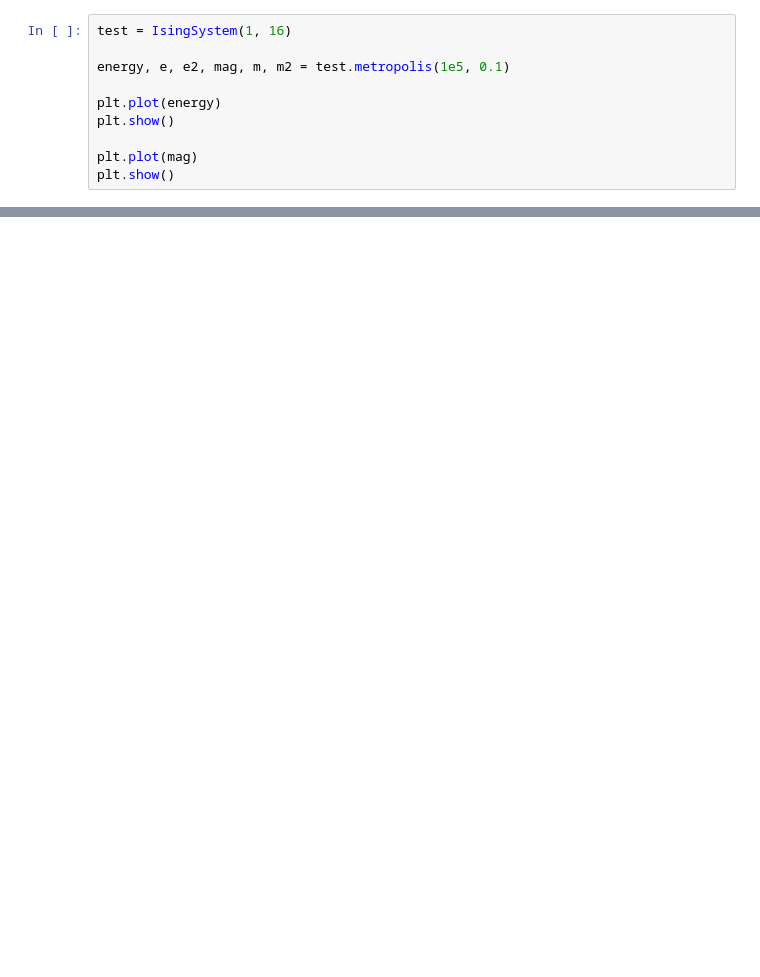
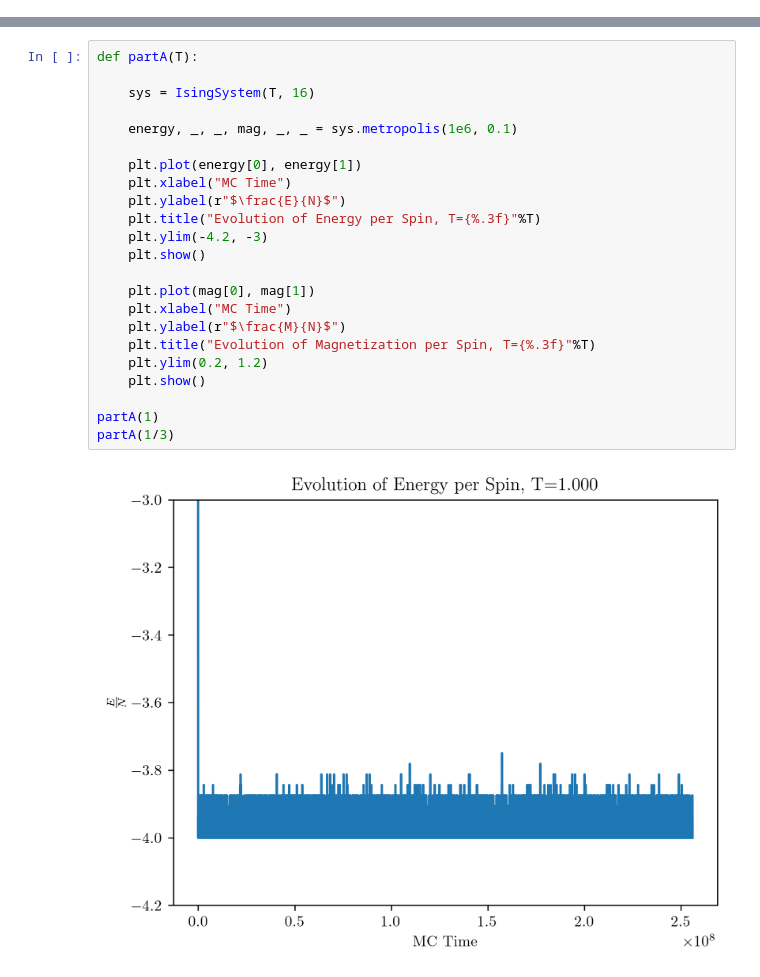
Before and after one commit to m-bouliane/Phys-705, a Jupyter notebook: Final Project.ipynb, the cells around one changed output, grey strips where cells are left out. Saved outputs shown, nothing was run; the diff lists cells and outputs as text; blank space fills up the shorter version.

Commit message:
Finished collecting and plotting Ising data

```diff
--- a/Final Project.ipynb
+++ b/Final Project.ipynb
@@ -142,12 +218,2 @@ class IsingSystem():
 
         return(energy, energy2, mag, mag2, temps)
-# %%
-test = IsingSystem(1, 16)
-
-energy, e, e2, mag, m, m2 = test.metropolis(1e5, 0.1)
-
-plt.plot(energy)
-plt.show()
-
-plt.plot(mag)
-plt.show()
@@ -153,0 +249,25 @@ plt.show()
+# %%
+def partA(T):
+
+    sys = IsingSystem(T, 16)
+
+    energy, _, _, mag, _, _ = sys.metropolis(1e6, 0.1)
+
+    plt.plot(energy[0], energy[1])
+    plt.xlabel("MC Time")
+    plt.ylabel(r"$\frac{E}{N}$")
+    plt.title("Evolution of Energy per Spin, T={%.3f}"%T)
+    plt.ylim(-4.2, -3)
+    plt.show()
+
+    plt.plot(mag[0], mag[1])
+    plt.xlabel("MC Time")
+    plt.ylabel(r"$\frac{M}{N}$")
+    plt.title("Evolution of Magnetization per Spin, T={%.3f}"%T)
+    plt.ylim(0.2, 1.2)
+    plt.show()
+
+partA(1)
+partA(1/3)
+# %% [output]
+[figure, added]
```
Also changed, not shown: parts of 22 cells of this notebook, 2 other files.
